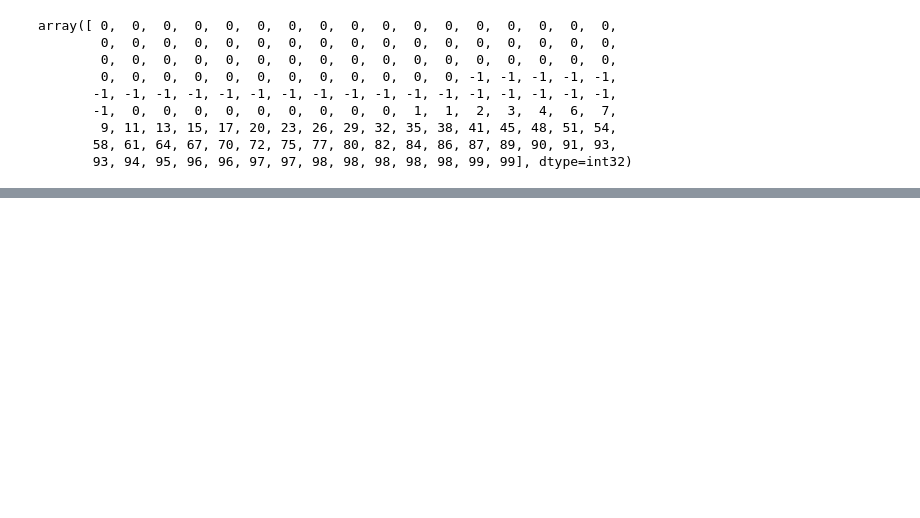
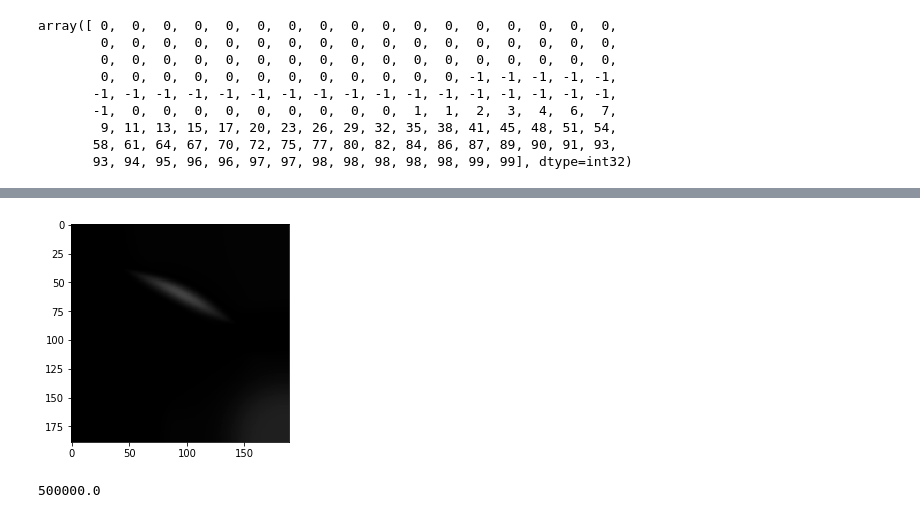
Before and after one commit to eqfinney/diffusion-models, a Jupyter notebook: gpu-eed-inpainting-with-fed.ipynb, the cells around one changed output, grey strips where cells are left out. Drawn from its saved outputs; the diff is of its cells as text; code cells hidden in the pictures; blank space fills up the shorter version.

```diff
--- a/gpu-eed-inpainting-with-fed.ipynb
+++ b/gpu-eed-inpainting-with-fed.ipynb
@@ -308,0 +362,8 @@ array([ 0,  0,  0,  0,  0,  0,  0,  0,  0,  0,  0,  0,  0,  0,  0,  0,  0,
+# %%
+show(fed_results[-1][0] - fed_results[-2][0])
+# %% [output]
+[figure, added]
+# %%
+fed_results[-2][1]
+# %% [output]
+500000.0
```
Also changed, not shown: parts of 8 cells of this notebook, 1 other file.
